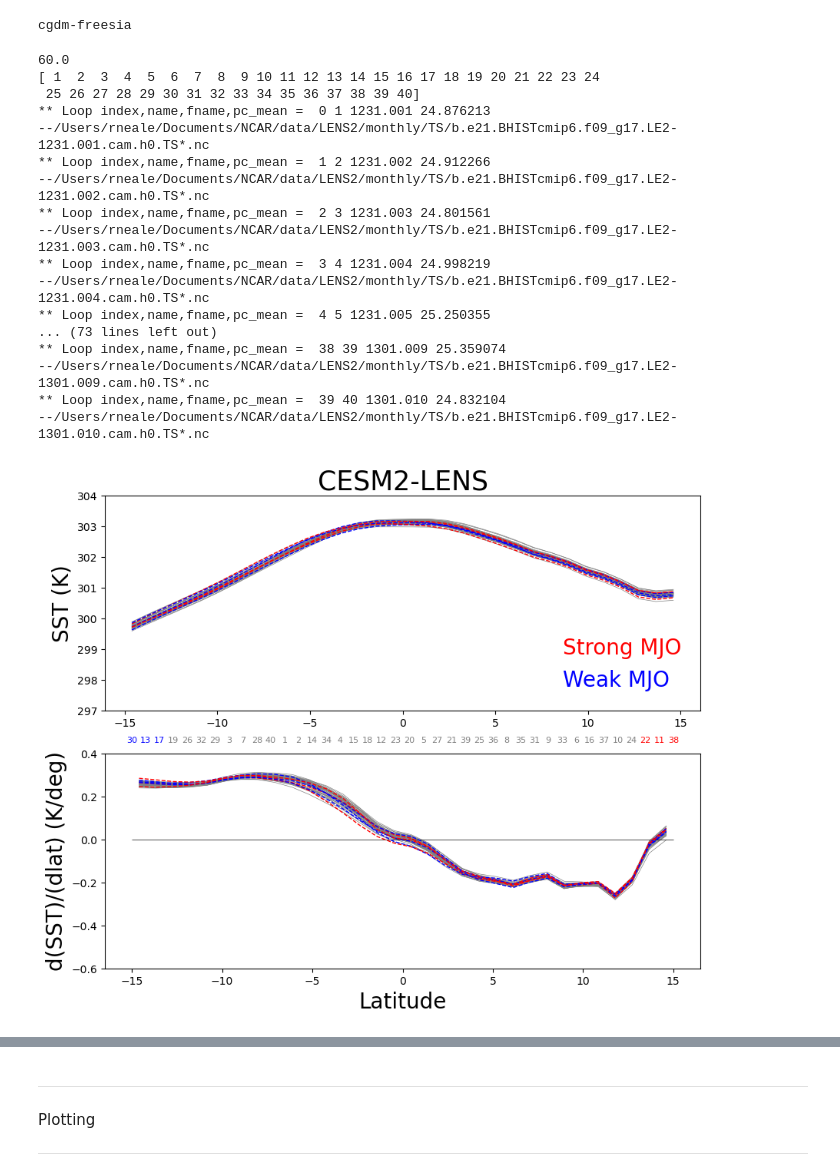
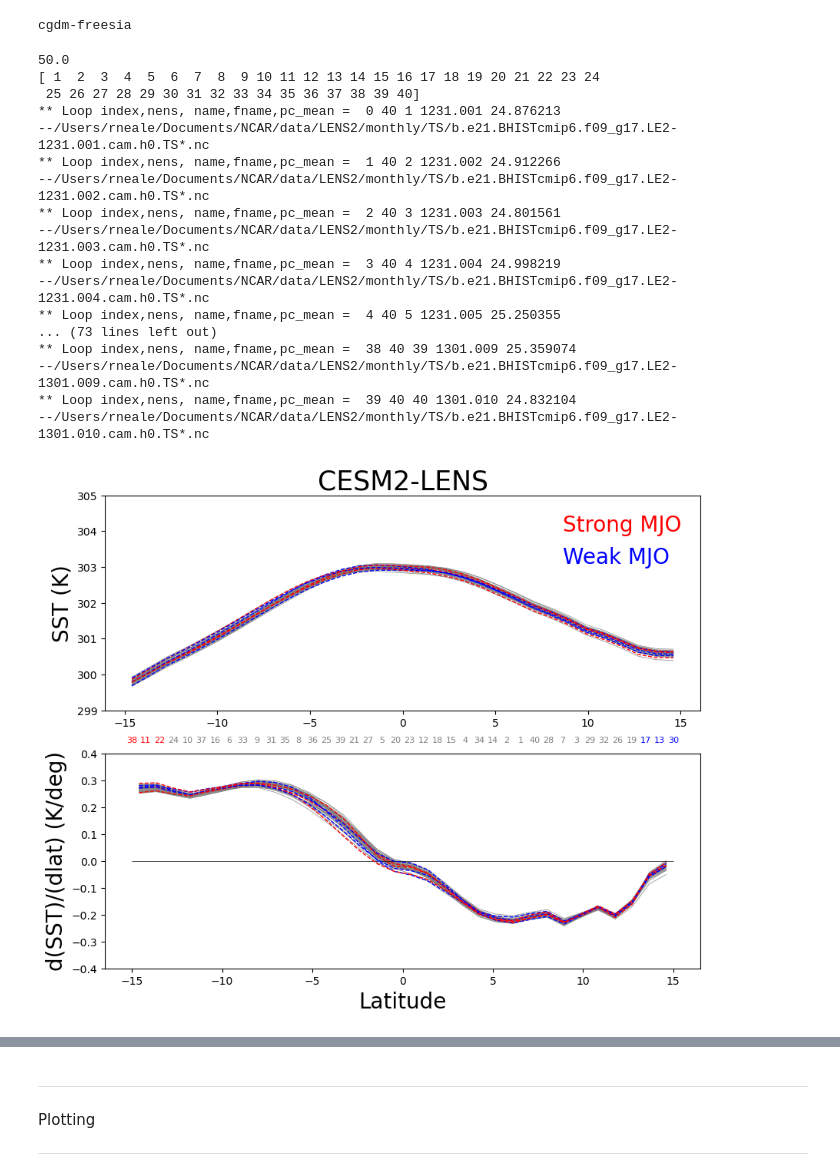
Before and after one commit to swrneale/python-scripts, a Jupyter notebook: variability/lens_seas_multi.ipynb, the cells around one changed output, grey strips where cells are left out. Saved outputs shown, nothing was run; the diff lists cells and outputs as text; code cells hidden in the pictures.

```diff
--- a/variability/lens_seas_multi.ipynb
+++ b/variability/lens_seas_multi.ipynb
@@ -53,8 +53,8 @@ myhost = os.uname()[1]
 '''
 
 
-#run_info['run_set'] = 'lens1' ;  nens_max = 35 ; rname_strong = [7, 4, 22] ; rname_weak = [10, 21, 11]
-
+#run_info['run_set'] = 'lens1' ;  nens_max = 40 ; rname_strong = [10, 21, 11,16,20] ; rname_weak = [7,4,22,29,35]
+#run_info['run_set'] = 'lens1' ;  nens_max = 40 ; rname_strong = [10, 21, 11] ; rname_weak = [7,4,22]
 
 # Dir if on CGD/thorodin
 
@@ -88,8 +88,10 @@ myhost = os.uname()[1]
 
 
 
-run_info['run_set'] = 'lens2' ; nens_max = 40 ; rname_strong = [11,22,38] ; rname_weak = [17,13,30]
+run_info['run_set'] = 'lens2' ; nens_max = 40 ; rname_strong = [38,11,22] ; rname_weak = [17,13,30]
+#run_info['run_set'] = 'lens2' ; nens_max = 40 ; rname_strong = [11,22,24, 38,37,10] ; rname_weak = [17,13,19,30,26,32]
 
+#run_info['run_set'] = 'lens2' ; nens_max = 40 ; rname_strong = [38] ; rname_weak = [30]
 
 ## PD ##
 run_info['run_pref'] = 'b.e21.BHISTcmip6.f09_g17.LE2' ; rtype='historical'
@@ -166,19 +168,13 @@ run_info['run_var'] = 'TS' ; vscale = 1.
 run_info['run_period'] =  ('Dec','Jan','Feb') # Monthly to consider
 
 
-#
-if run_var == 'TS':
-    y_min,y_max,ydl_min,ydl_max = 297,304,-0.6,0.4
-    p_title = 'SST (K)'
-if run_var == 'TMQ':
-    y_min,y_max,ydl_min,ydl_max = 20,60,-3,3
-    p_title = 'Precip. Water. (mm)'
 
 
 # Regions (lats/latn/lonw/lone)
-run_info['run_reg'] = np.array([-15,15.,60.,90.]) ; ave_dim= 'lon'; pname = 'Ind' # Lat/on  ranges for AZ+NM
-
-#run_info['run_reg'] = np.array([-15.,0.,150.,200.]) ; ave_dim = 'lat'; pname = 'Pac' # Lat/on  ranges for AZ+NM
+run_info['run_reg'] = np.array([-15,15.,50.,95.]) ; ave_dim= 'lon'; pname = 'lon_ave' # Lat/on  ranges
+#run_info['run_reg'] = np.array([-15,15.,150.,200.]) ; ave_dim= 'lon'; pname = 'lon_ave' # Lat/on  ranges
+#run_info['run_reg'] = np.array([-10.,0.,150.,200.]) ; ave_dim = 'lat'; pname = 'lat_ave' # Lat/on  ranges
+#run_info['run_reg'] = np.array([-5.,5.,50.,95.]) ; ave_dim = 'lat'; pname = 'lat_ave' # Lat/on  ranges
 # %% [output]
 cgdm-freesia
 # %%
@@ -204,6 +200,15 @@ obs_root = '/glade/work/rneale/data/NOAA_CPC_USA/'
 
 #nens = run_ens[1]-run_ens[0]+1
 nmonths = len(run_period)
+
+#
+if run_var == 'TS':
+    y_min,y_max,ydl_min,ydl_max = 299,305,-0.4,0.4
+    p_title = 'SST (K)'
+if run_var == 'TMQ':
+    y_min,y_max,ydl_min,ydl_max = 20,60,-3,3
+    p_title = 'Precip. Water. (mm)'
+
 
 
 # Regions in string
@@ -267,7 +272,7 @@ dir_pcs = '/Users/rneale/Documents/NCAR/pc1pc2_comp/data/'
 
 
 if run_set == 'lens1':
-    pc1pc2_file = '20th_ystart.1979-yend.2005-nens.35.nc'
+    pc1pc2_file = '20th_ystart.1979-yend.2005-nens.40.nc'
 if run_set == 'lens2':
     pc1pc2_file = '20th_l2_ystart.1979-yend.2005-nens.40.nc'
 
@@ -343,7 +348,7 @@ for ir,rname in enumerate(run_nums):
     var = var*vscale
 
 
-    print('** Loop index,name,fname,pc_mean = ', ir,rname,rnamef,pc_mean[ir].values)
+    print('** Loop index,nens, name,fname,pc_mean = ', ir,nens,rname,rnamef,pc_mean[ir].values)
     print('--'+run_file)
 
 
@@ -406,7 +411,7 @@ for ir,rname in enumerate(run_nums):
     ax[1].plot(var_av_dim,var_av_grad,color=line_col,lw=lw,linestyle=lstyle,zorder=zord)
 
 ## Add text for position of iens
-    iens_posn = np.argwhere(np.sort(pc_mean) == pc_mean[ir].values)
+    iens_posn = np.argwhere(np.sort(pc_mean)[::-1] == pc_mean[ir].values)
 
 #    if ir==0:
 #        y0,y1 = ax[1].get_ylim()
@@ -418,43 +423,43 @@ ax[0].set_ylim([y_min,y_max])
 ax[1].set_ylim([ydl_min,ydl_max])
 
 
 ax[0].set_title(model_name,fontsize = 25)
 ax[0].set_ylabel(p_title,fontsize=20)
 ax[0].legend(labels=['Strong MJO','Weak MJO'],labelcolor =['red','blue'],handlelength=0., frameon=False,fontsize='20')
 #    ax[0].set_xlabel(xalabel)
 #    ax[0].vlines(0., min(var_av),max(var_av), linestyle="dotted",lw=1)
 
 #    ax[1].set_title(model_name)
 ax[1].set_ylabel(yalabel,fontsize=20)
 ax[1].set_xlabel(xalabel,fontsize=20)
 
 
 if ave_dim == 'lon':
     ax[1].hlines(0.,run_reg[0],run_reg[1],linestyle="solid",lw=0.5,color='k')
 else:
     ax[1].hlines(0.,run_reg[2],run_reg[3],linestyle="solid",lw=0.5,color='k')
 
 
-mp.savefig(run_var+'_MJO_strong-week_'+model_name+'_'+reg_a_out+'.png', dpi=120)
+mp.savefig(run_var+'_MJO_strong-week_'+model_name+'_'+reg_a_out+'_'+pname+'.png', dpi=120)
 # %% [output]
-60.0
+50.0
 [ 1  2  3  4  5  6  7  8  9 10 11 12 13 14 15 16 17 18 19 20 21 22 23 24
  25 26 27 28 29 30 31 32 33 34 35 36 37 38 39 40]
-** Loop index,name,fname,pc_mean =  0 1 1231.001 24.876213
+** Loop index,nens, name,fname,pc_mean =  0 40 1 1231.001 24.876213
 --/Users/rneale/Documents/NCAR/data/LENS2/monthly/TS/b.e21.BHISTcmip6.f09_g17.LE2-1231.001.cam.h0.TS*.nc
-** Loop index,name,fname,pc_mean =  1 2 1231.002 24.912266
+** Loop index,nens, name,fname,pc_mean =  1 40 2 1231.002 24.912266
 --/Users/rneale/Documents/NCAR/data/LENS2/monthly/TS/b.e21.BHISTcmip6.f09_g17.LE2-1231.002.cam.h0.TS*.nc
-** Loop index,name,fname,pc_mean =  2 3 1231.003 24.801561
+** Loop index,nens, name,fname,pc_mean =  2 40 3 1231.003 24.801561
 --/Users/rneale/Documents/NCAR/data/LENS2/monthly/TS/b.e21.BHISTcmip6.f09_g17.LE2-1231.003.cam.h0.TS*.nc
-** Loop index,name,fname,pc_mean =  3 4 1231.004 24.998219
+** Loop index,nens, name,fname,pc_mean =  3 40 4 1231.004 24.998219
 --/Users/rneale/Documents/NCAR/data/LENS2/monthly/TS/b.e21.BHISTcmip6.f09_g17.LE2-1231.004.cam.h0.TS*.nc
-** Loop index,name,fname,pc_mean =  4 5 1231.005 25.250355
+** Loop index,nens, name,fname,pc_mean =  4 40 5 1231.005 25.250355
 ... (73 lines left out)
-** Loop index,name,fname,pc_mean =  38 39 1301.009 25.359074
+** Loop index,nens, name,fname,pc_mean =  38 40 39 1301.009 25.359074
 --/Users/rneale/Documents/NCAR/data/LENS2/monthly/TS/b.e21.BHISTcmip6.f09_g17.LE2-1301.009.cam.h0.TS*.nc
-** Loop index,name,fname,pc_mean =  39 40 1301.010 24.832104
+** Loop index,nens, name,fname,pc_mean =  39 40 40 1301.010 24.832104
 --/Users/rneale/Documents/NCAR/data/LENS2/monthly/TS/b.e21.BHISTcmip6.f09_g17.LE2-1301.010.cam.h0.TS*.nc
-[figure, old version]
+[figure, new version]
 # %%
 
 
```
Also changed, not shown: parts of 2 cells of this notebook.
